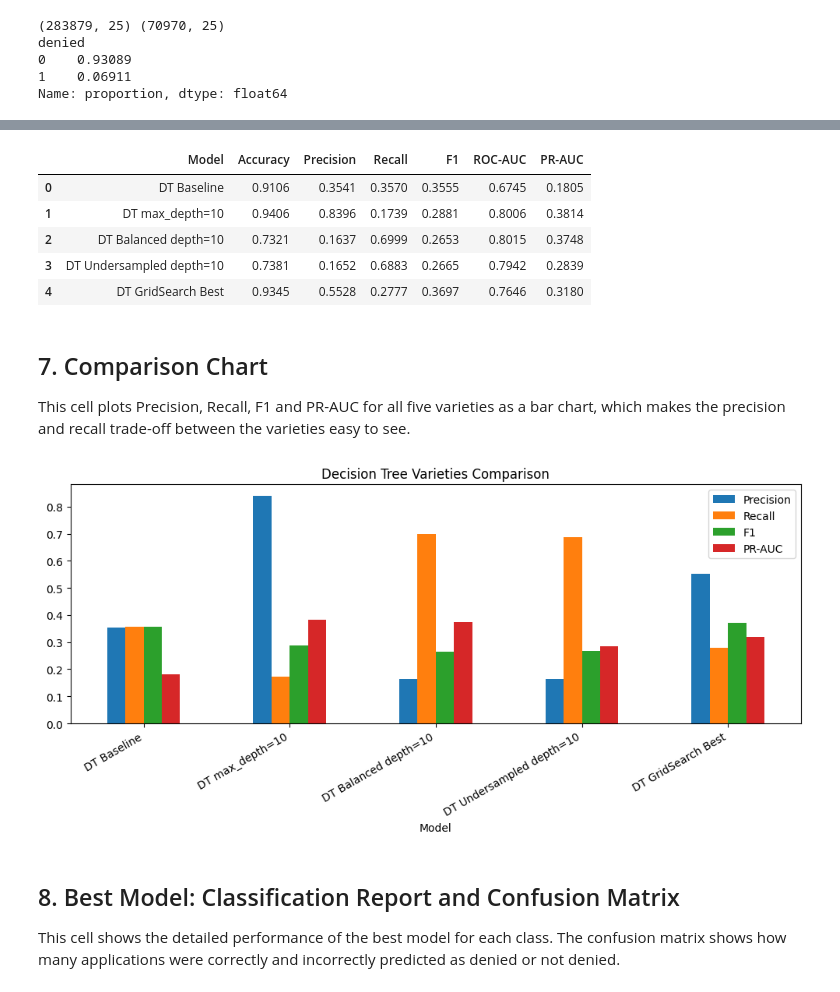
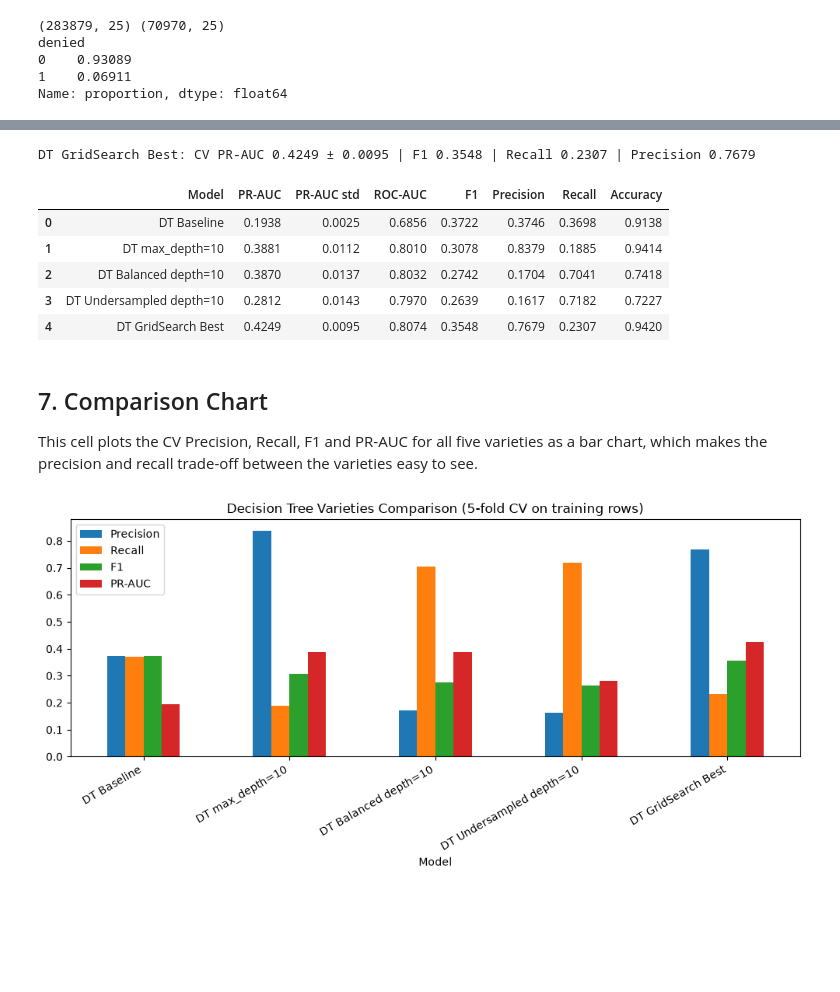
Before and after one commit to Jathushan1/us_prem_visa, a Jupyter notebook: notebooks/IT25101547_DecisionTree.ipynb, the cells around one changed output, grey strips where cells are left out. Saved outputs shown, nothing was run; the diff lists cells and outputs as text; code cells hidden in the pictures; blank space fills up the shorter version.

```diff
--- a/notebooks/IT25101547_DecisionTree.ipynb
+++ b/notebooks/IT25101547_DecisionTree.ipynb
@@ -60,2 +52,19 @@ def evaluate(name, model, X_tr, y_tr):
+# %%
+cv = StratifiedKFold(n_splits=5, shuffle=True, random_state=42)
+SCORING = {'Accuracy': 'accuracy', 'Precision': make_scorer(precision_score, zero_division=0),
+           'Recall': 'recall', 'F1': 'f1', 'ROC-AUC': 'roc_auc', 'PR-AUC': 'average_precision'}
+results, models = [], {}
+
+def evaluate(name, model):
+    scores = cross_validate(model, X_train, y_train, cv=cv, scoring=SCORING, n_jobs=-1)
+    row = {'Model': name}
+    for m in SCORING:
+        row[m] = scores[f'test_{m}'].mean()
+        row[f'{m} std'] = scores[f'test_{m}'].std()
+    results.append(row)
+    models[name] = model
+    print(f"{name}: CV PR-AUC {row['PR-AUC']:.4f} ± {row['PR-AUC std']:.4f} | F1 {row['F1']:.4f} | "
+          f"Recall {row['Recall']:.4f} | Precision {row['Precision']:.4f}")
+    return model
 # %% [markdown]
 ## 4. Model Varieties (Manual Tuning)
@@ -122,27 +143,24 @@ This cell trains the final model using the best hyperparameters from GridSearchC
 # %%
-best = evaluate('DT GridSearch Best', DecisionTreeClassifier(**grid.best_params_, random_state=42),
-                X_train, y_train)
+evaluate('DT GridSearch Best', DecisionTreeClassifier(**grid.best_params_, random_state=42))
 
 res = pd.DataFrame(results).round(4)
-res
+res[['Model', 'PR-AUC', 'PR-AUC std', 'ROC-AUC', 'F1', 'Precision', 'Recall', 'Accuracy']]
 # %% [output]
+DT GridSearch Best: CV PR-AUC 0.4249 ± 0.0095 | F1 0.3548 | Recall 0.2307 | Precision 0.7679
-|  | Model | Accuracy | Precision | Recall | F1 | ROC-AUC | PR-AUC |
-| 0 | DT Baseline | 0.9106 | 0.3541 | 0.3570 | 0.3555 | 0.6745 | 0.1805 |
-| 1 | DT max_depth=10 | 0.9406 | 0.8396 | 0.1739 | 0.2881 | 0.8006 | 0.3814 |
-| 2 | DT Balanced depth=10 | 0.7321 | 0.1637 | 0.6999 | 0.2653 | 0.8015 | 0.3748 |
-| 3 | DT Undersampled depth=10 | 0.7381 | 0.1652 | 0.6883 | 0.2665 | 0.7942 | 0.2839 |
-| 4 | DT GridSearch Best | 0.9345 | 0.5528 | 0.2777 | 0.3697 | 0.7646 | 0.3180 |
+|  | Model | PR-AUC | PR-AUC std | ROC-AUC | F1 | Precision | Recall | Accuracy |
+| 0 | DT Baseline | 0.1938 | 0.0025 | 0.6856 | 0.3722 | 0.3746 | 0.3698 | 0.9138 |
+| 1 | DT max_depth=10 | 0.3881 | 0.0112 | 0.8010 | 0.3078 | 0.8379 | 0.1885 | 0.9414 |
+| 2 | DT Balanced depth=10 | 0.3870 | 0.0137 | 0.8032 | 0.2742 | 0.1704 | 0.7041 | 0.7418 |
+| 3 | DT Undersampled depth=10 | 0.2812 | 0.0143 | 0.7970 | 0.2639 | 0.1617 | 0.7182 | 0.7227 |
+| 4 | DT GridSearch Best | 0.4249 | 0.0095 | 0.8074 | 0.3548 | 0.7679 | 0.2307 | 0.9420 |
 # %% [markdown]
 ## 7. Comparison Chart
-This cell plots Precision, Recall, F1 and PR-AUC for all five varieties as a bar chart, which makes the precision and recall trade-off between the varieties easy to see.
+This cell plots the CV Precision, Recall, F1 and PR-AUC for all five varieties as a bar chart, which makes the precision and recall trade-off between the varieties easy to see.
 # %%
 res.set_index('Model')[['Precision', 'Recall', 'F1', 'PR-AUC']].plot(kind='bar', figsize=(10, 5))
-plt.title('Decision Tree Varieties Comparison')
+plt.title('Decision Tree Varieties Comparison (5-fold CV on training rows)')
 plt.xticks(rotation=30, ha='right')
 plt.tight_layout()
 plt.show()
 # %% [output]
-[figure, old version]
+[figure, new version]
-# %% [markdown]
-## 8. Best Model: Classification Report and Confusion Matrix
-This cell shows the detailed performance of the best model for each class. The confusion matrix shows how many applications were correctly and incorrectly predicted as denied or not denied.
```
Also changed, not shown: parts of 19 cells of this notebook, 6 other files.
